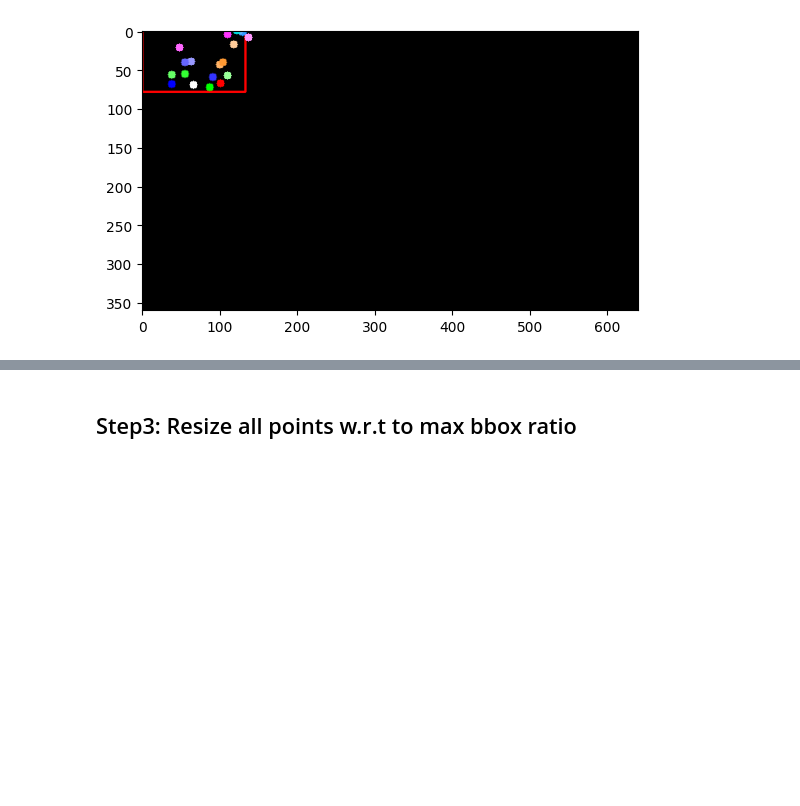
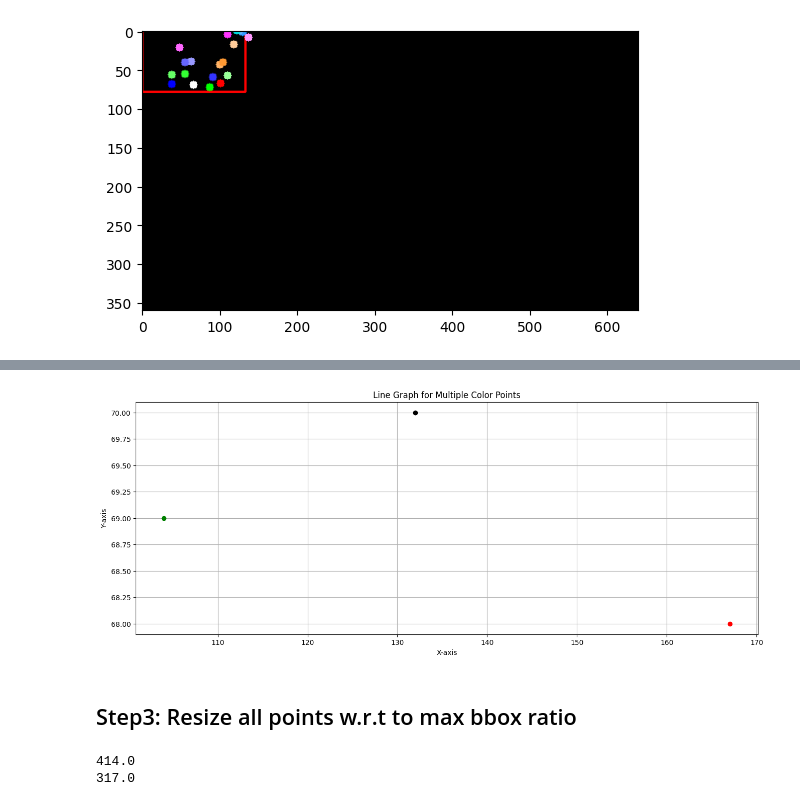
Before and after one commit to syedfaiqueali/Kaggle-Notebooks, a Jupyter notebook: horse-ride-time-series-analysis.ipynb, the cells around one changed output, grey strips where cells are left out. Saved outputs shown, nothing was run; the diff lists cells and outputs as text; code cells hidden in the pictures; blank space fills up the shorter version.

```diff
--- a/horse-ride-time-series-analysis.ipynb
+++ b/horse-ride-time-series-analysis.ipynb
@@ -167,8 +217,41 @@ plt_frame_points(shifted_df.iloc[0])
+# %%
+# Function to separate x and y coordinates for plotting
+def get_coordinates(points):
+    x_vals = [point[0] for point in points]
+    y_vals = [point[1] for point in points]
+    return x_vals, y_vals
+
+# Set the figure size
+plt.figure(figsize=(16, 6))
+
+# Plot each list with its corresponding color
+for pts, color, label in zip(
+        [white_pts, red_pts, green_pts, blue_pts],
+        ["black", "red", "green", "blue"],
+        ["White Points", "Red Points", "Green Points", "Blue Points"]):
+
+    x_vals, y_vals = get_coordinates(pts)
+    plt.plot(x_vals, y_vals, color=color, marker="o", linestyle="-", linewidth=1, label=label)
+
+# Customize the graph
+plt.xlabel("X-axis")
+plt.ylabel("Y-axis")
+plt.title("Line Graph for Multiple Color Points")
+# plt.legend()
+plt.grid(True)
+
+# Display the graph
+plt.show()
+# %% [output]
+[figure, added]
 # %% [markdown]
 ## Step3: Resize all points w.r.t to max bbox ratio
 # %%
 largest_width_row = df.loc[df['width'].idxmax()]
 largest_height_row = df.loc[df['height'].idxmax()]
 
-# print(largest_width_row)
-# print(largest_height_row)
+print(largest_width_row.width)
+print(largest_height_row.height)
+# %% [output]
+414.0
+317.0
```
Also changed, not shown: parts of 3 cells of this notebook.
